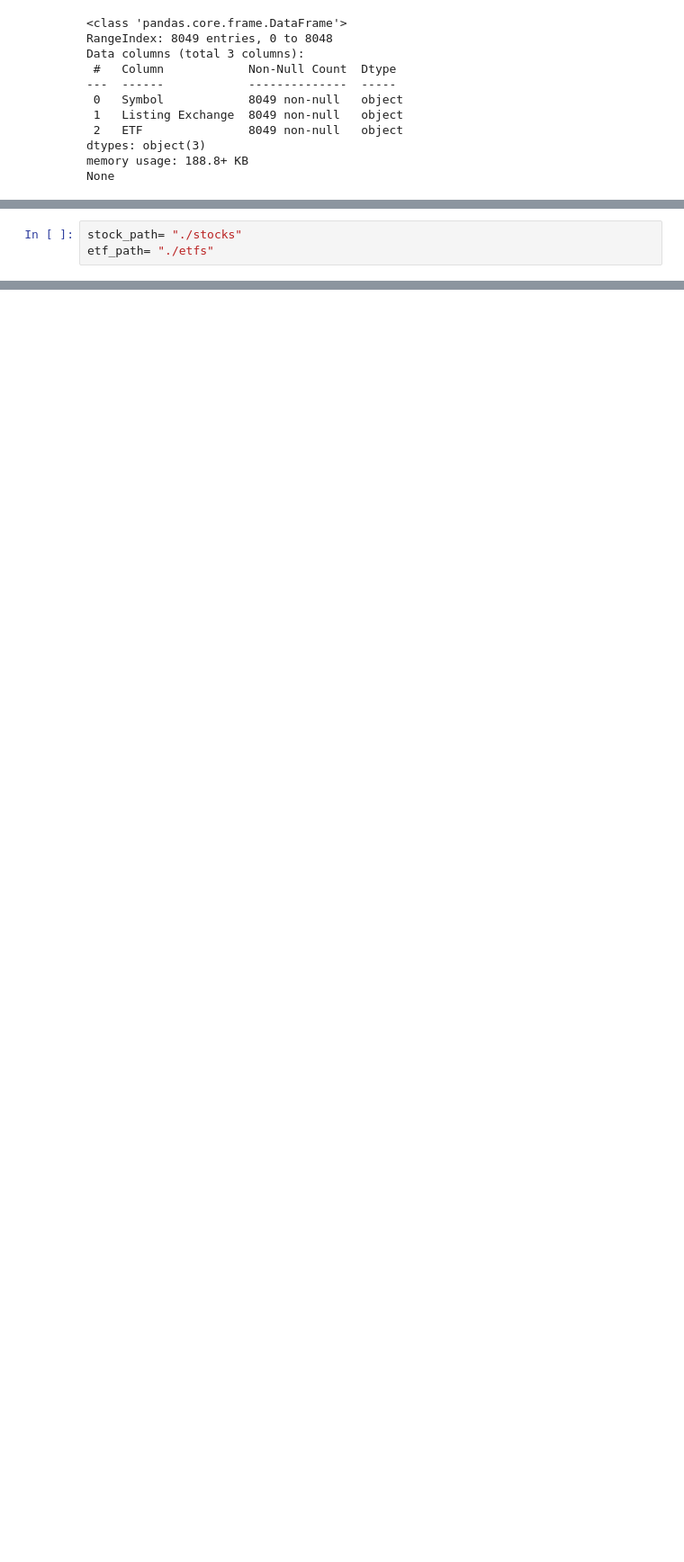
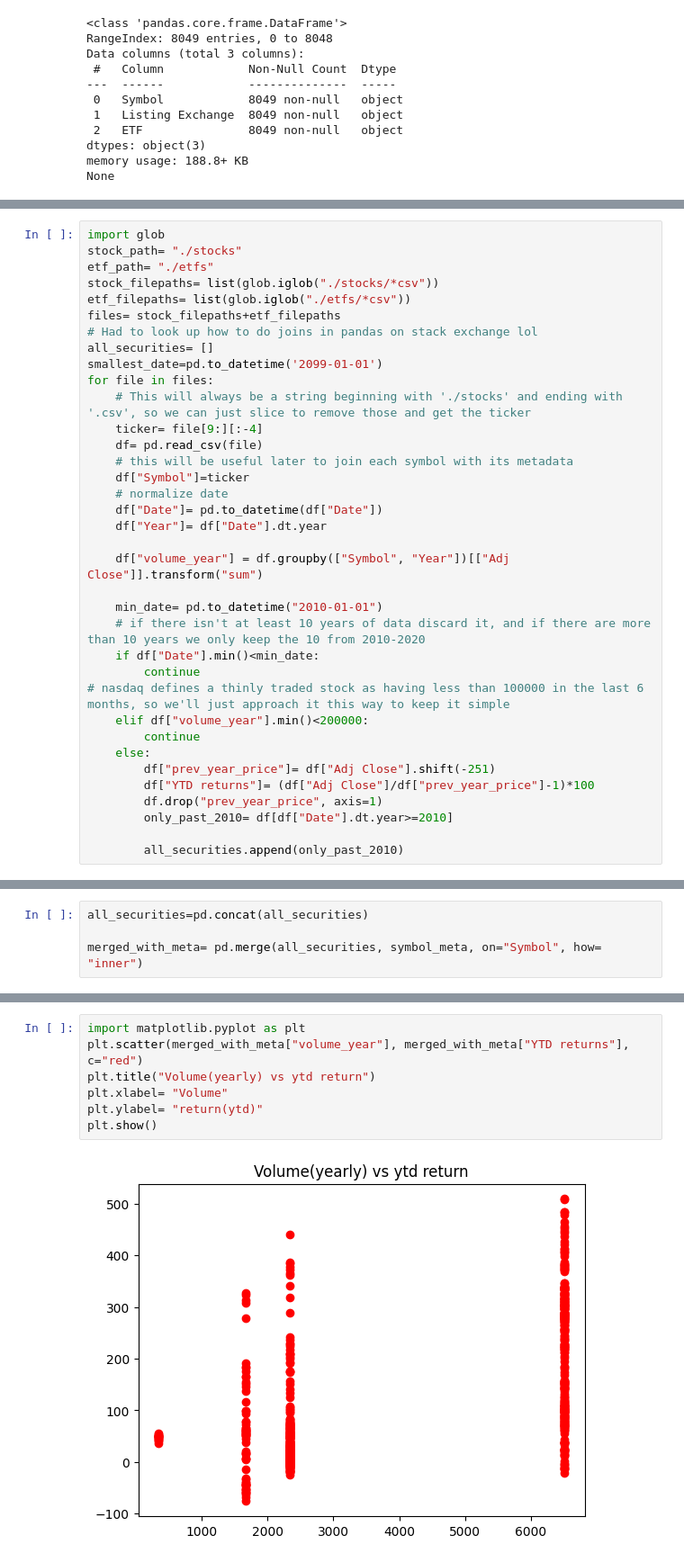
Before and after one commit to QuantitativeSneezing/ML_FINAL, a Jupyter notebook: EDA.ipynb, the cells around one changed output, grey strips where cells are left out. Shown at 90% size. Cells and saved outputs as stored; diff of their text form; blank space fills up the shorter version.

Commit message:
cleaned data (more or less)

```diff
--- a/EDA.ipynb
+++ b/EDA.ipynb
@@ -27,3 +34,36 @@ None
 # %%
+import glob
 stock_path= "./stocks"
 etf_path= "./etfs"
+stock_filepaths= list(glob.iglob("./stocks/*csv"))
+etf_filepaths= list(glob.iglob("./etfs/*csv"))
+files= stock_filepaths+etf_filepaths
+# Had to look up how to do joins in pandas on stack exchange lol
+all_securities= []
+smallest_date=pd.to_datetime('2099-01-01')
+for file in files:
+    # This will always be a string beginning with './stocks' and ending with '.csv', so we can just slice to remove those and get the ticker
+    ticker= file[9:][:-4]
+    df= pd.read_csv(file)
+    # this will be useful later to join each symbol with its metadata
+    df["Symbol"]=ticker
+    # normalize date
+    df["Date"]= pd.to_datetime(df["Date"])
+    df["Year"]= df["Date"].dt.year
+
+    df["volume_year"] = df.groupby(["Symbol", "Year"])[["Adj Close"]].transform("sum")
+
+    min_date= pd.to_datetime("2010-01-01")
+    # if there isn't at least 10 years of data discard it, and if there are more than 10 years we only keep the 10 from 2010-2020
+    if df["Date"].min()<min_date:
+        continue
+# nasdaq defines a thinly traded stock as having less than 100000 in the last 6 months, so we'll just approach it this way to keep it simple
+    elif df["volume_year"].min()<200000:
+        continue
+    else:
+        df["prev_year_price"]= df["Adj Close"].shift(-251)
+        df["YTD returns"]= (df["Adj Close"]/df["prev_year_price"]-1)*100
+        df.drop("prev_year_price", axis=1)
+        only_past_2010= df[df["Date"].dt.year>=2010]
+
+        all_securities.append(only_past_2010)
@@ -29,0 +74,4 @@ etf_path= "./etfs"
+# %%
+all_securities=pd.concat(all_securities)
+
+merged_with_meta= pd.merge(all_securities, symbol_meta, on="Symbol", how= "inner")
@@ -29,0 +103,9 @@ etf_path= "./etfs"
+# %%
+import matplotlib.pyplot as plt
+plt.scatter(merged_with_meta["volume_year"], merged_with_meta["YTD returns"], c="red")
+plt.title("Volume(yearly) vs ytd return")
+plt.xlabel= "Volume"
+plt.ylabel= "return(ytd)"
+plt.show()
+# %% [output]
+[figure, added]
```
Also changed, not shown: parts of 13 cells of this notebook, 2 other files.
